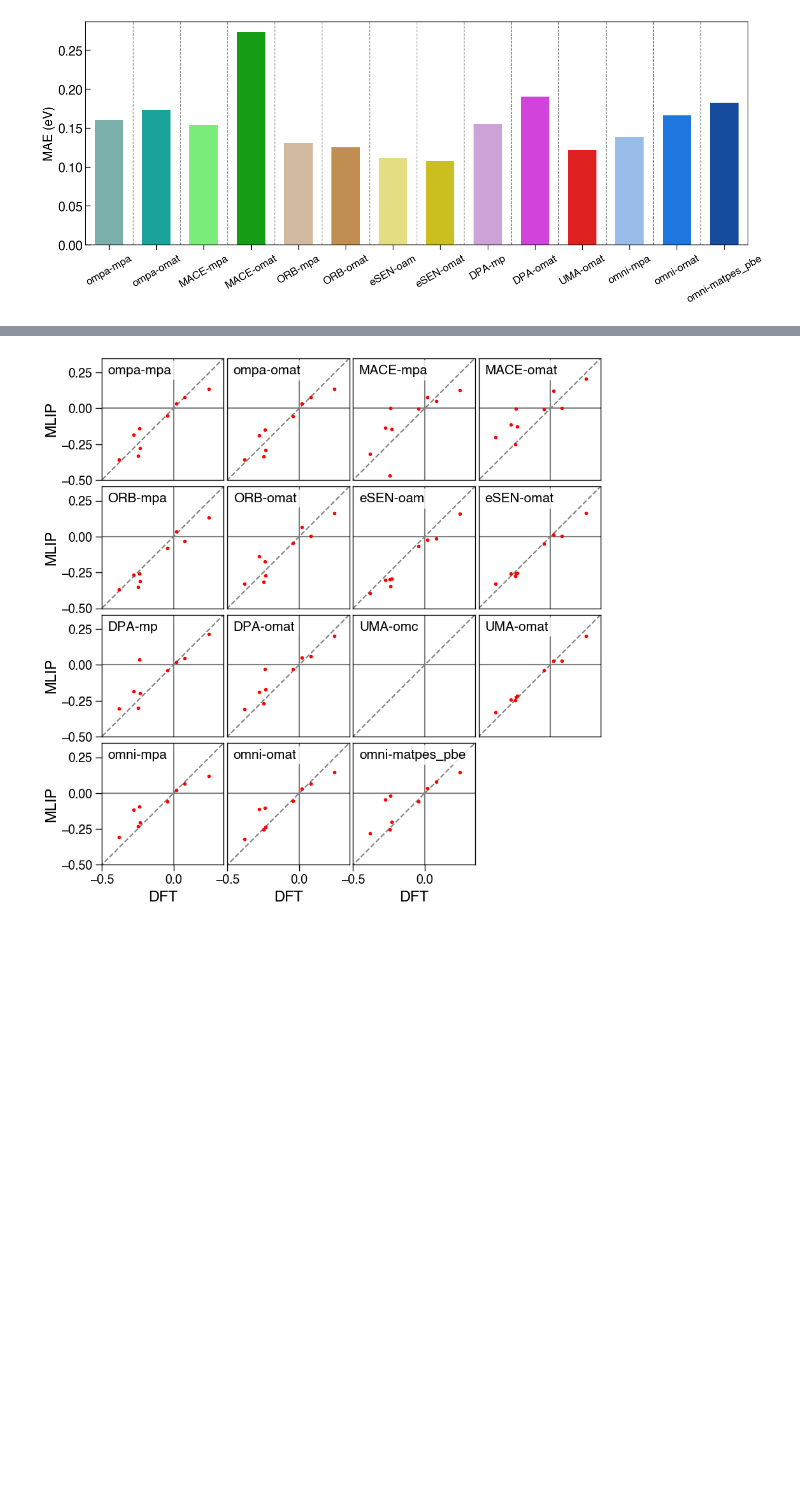
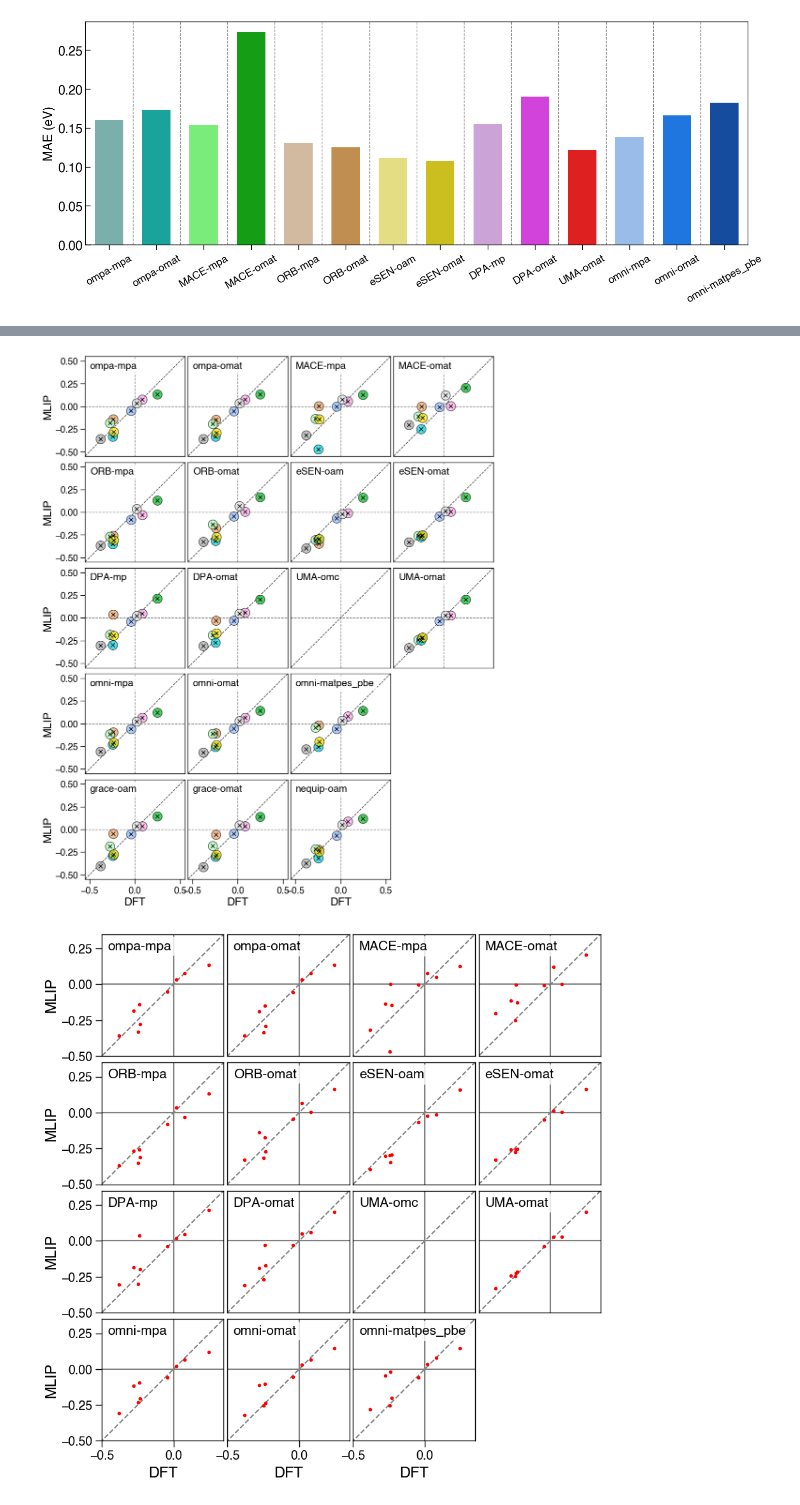
Before and after one commit to dnlf1ff/febench, a Jupyter notebook: data/test.ipynb, the cells around one changed output, grey strips where cells are left out. Saved outputs shown, nothing was run; the diff lists cells and outputs as text; code cells hidden in the pictures; blank space fills up the shorter version.

```diff
--- a/data/test.ipynb
+++ b/data/test.ipynb
@@ -454,6 +316,0 @@ plt.show()
-# %%
-import matplotlib.patches as mpatches
-handles = [mpatches.Patch(color=color, label=solute) for solute, color in solute_color_dict.items()]
-fig, ax = plt.subplots()
-ax.axis('off')
-legend = ax.legend(handles=handles, loc='center', ncol=2, frameon=False, fontsize=15)
@@ -478,11 +316,0 @@ circle_x = mmarkers.MarkerStyle(circle_x_marker())
-# %%
-fig, ax = plt.subplots(figsize=(2,1.2))
-for j, solute in enumerate(solutes):
-    ax.scatter(1,1, color = solute_color_dict[solute], s=120, edgecolors='k', linewidth=1, alpha=0.7, label=solute)
-    ax.scatter(1,1, color='k', marker='x', alpha=1, zorder=2)
-ax.axis('off')
-ax.set_xlim(0,0.1)
-ax.set_ylim(0,0.1)
-ax.legend(loc='center', ncol=3, frameon=True, fontsize='medium', markerscale=1.2, borderpad = 0.4, labelspacing=0.5, handlelength=1.2, handletextpad=0.5, columnspacing=1.3,)
-fig.tight_layout()
-fig.savefig('tm_legend.png', dpi=300, bbox_inches='tight', transparent=True)
@@ -710,0 +338,69 @@ for i, mlip in enumerate(mlip_list):
+# %%
+import matplotlib.pyplot as plt
+import matplotlib.gridspec as gridspec
+
+models = [
+    "ompa-mpa", "ompa-omat", "MACE-mpa","MACE-omat",
+    "ORB-mpa","ORB-omat","eSEN-oam","eSEN-omat",
+    "DPA-mp","DPA-omat","UMA-omc","UMA-omat",
+    "omni-mpa","omni-omat","omni-matpes_pbe",
+    "grace-oam","grace-omat", "nequip-oam"
+]
+
+
+fig = plt.figure(figsize=(10,14))
+# 3 main rows (4 models each), plus 1 row for grace
+gs = gridspec.GridSpec(5, 4, figure=fig)
+lims = [-0.55, 0.55]
+
+# First 12 models in top 3 rows
+for i, m in enumerate(models[:-3]):
+    print(m)
+    row, col = divmod(i, 4)
+    ax = fig.add_subplot(gs[row, col])
+    mlip_values = df[m].tolist()
+    ax.text(0.05, 0.95, m, transform=ax.transAxes, fontsize=15, fontweight='bold',verticalalignment='top', bbox=dict(boxstyle='round', facecolor='white', edgecolor='none',alpha=0.8))
+    ax.set_box_aspect(1)
+    ax.set_xlim(lims)
+    ax.set_ylim(lims)
+    ax.axhline(0, color='grey', linestyle='--', linewidth=1, zorder=0)
+    ax.axvline(0, color='grey', linestyle='--', linewidth=1, zorder=0)
+    for j, solute in enumerate(solutes):
+        ax.scatter(dft[j],mlip_values[j], color='k', marker='x', alpha=1, zorder=3)
+        ax.scatter(dft[j], mlip_values[j], color=solute_color_dict[solute], s=200, edgecolors='k', linewidth=1, alpha=0.7, zorder=2)
+
+    ax.plot([-0.6,0.6],[-0.6,0.6],"k--",lw=1, zorder=1, alpha=0.8)
+    ax.set_xticks([]);
+    if i % 4 == 0:
+        ax.set_ylabel("MLIP", fontsize=17, labelpad=3)
+    else:
+        ax.set_yticks([])
+
+# Last two models on their own row
+for k, m in enumerate(models[-3:]):
+    ax = fig.add_subplot(gs[4, k])
+    mlip_values = df[m].tolist()
+    ax.text(0.05, 0.95, m, transform=ax.transAxes, fontsize=15, fontweight='bold',verticalalignment='top', bbox=dict(boxstyle='round', facecolor='white', edgecolor='none',alpha=0.8))
+    ax.set_box_aspect(1)
+    ax.set_xlim(lims)
+    ax.set_ylim(lims)
+    ax.axhline(0, color='grey', linestyle='--', linewidth=1, zorder=0)
+    ax.axvline(0, color='grey', linestyle='--', linewidth=1, zorder=0)
+    for j, solute in enumerate(solutes):
+        ax.scatter(dft[j],mlip_values[j], color='k', marker='x', alpha=1, zorder=3)
+        ax.scatter(dft[j], mlip_values[j], color=solute_color_dict[solute], s=200, edgecolors='k', linewidth=1, alpha=0.7, zorder=2)
+    ax.plot([-0.6,0.6],[-0.6,0.6],"k--",lw=1, zorder=1, alpha=0.8)
+    ax.set_xlabel("DFT", fontsize=17, labelpad=3)
+
+    if k == 0:
+        ax.set_ylabel("MLIP", fontsize=17, labelpad=3)
+    else:
+        ax.set_yticks([])
+
+
+plt.savefig('tm_el.png', dpi=300, bbox_inches='tight', transparent=True)
+
+
+# plt.tight_layout()
+plt.show()
+# %% [output]
@@ -710,0 +422 @@ for i, mlip in enumerate(mlip_list):
+[figure, added]
```
Also changed, not shown: parts of 25 cells of this notebook, 12 other files.
